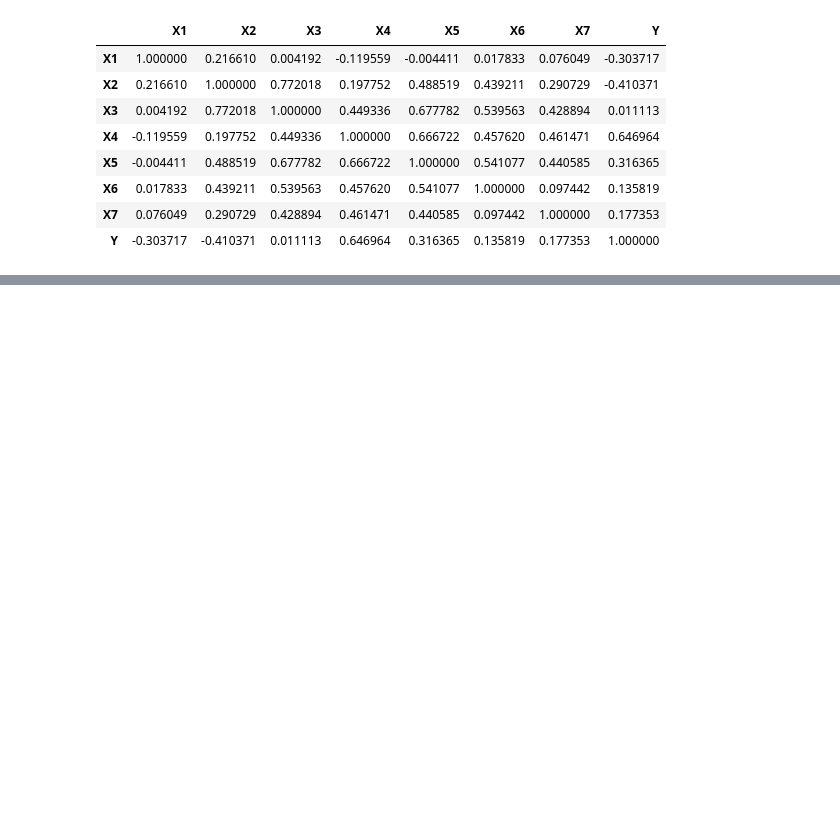
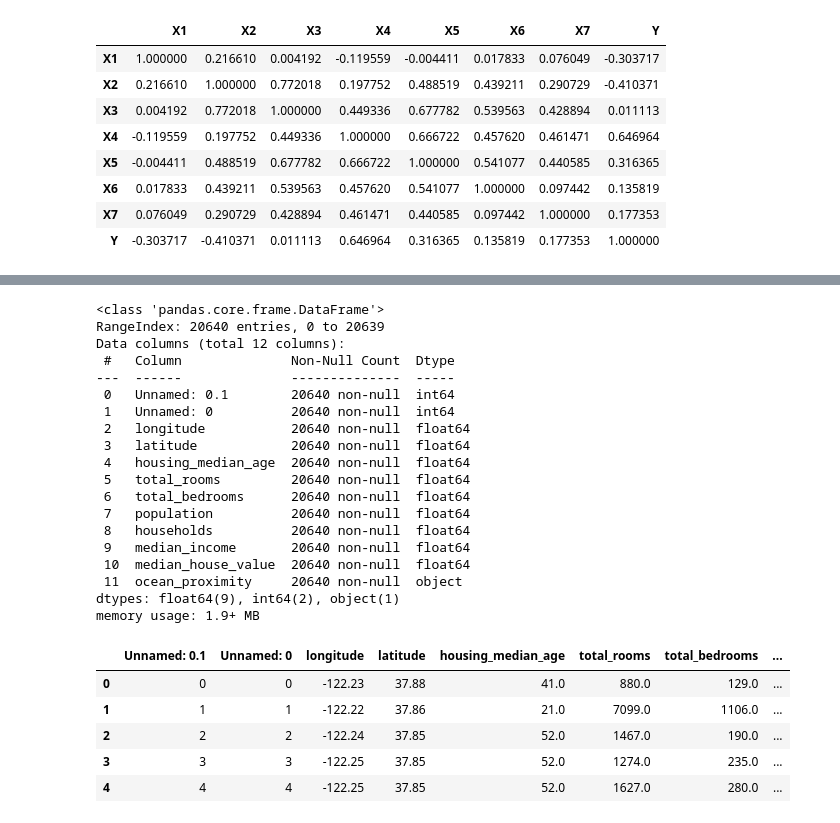
Before and after one commit to romaricoflores/bida406-predictive-analytics, a Jupyter notebook: week2/week2-notes.ipynb, the cells around one changed output, grey strips where cells are left out. Saved outputs shown, nothing was run; the diff lists cells and outputs as text; code cells hidden in the pictures; blank space fills up the shorter version.

```diff
--- a/week2/week2-notes.ipynb
+++ b/week2/week2-notes.ipynb
@@ -223,0 +244,30 @@ df_drop.corr()
+# %%
+bh = pd.DataFrame(pd.read_csv("Boston_Housing_org.csv"))
+bh.info()
+bh.head()
+# %% [output]
+<class 'pandas.core.frame.DataFrame'>
+RangeIndex: 20640 entries, 0 to 20639
+Data columns (total 12 columns):
+ #   Column              Non-Null Count  Dtype
+---  ------              --------------  -----
+ 0   Unnamed: 0.1        20640 non-null  int64
+ 1   Unnamed: 0          20640 non-null  int64
+ 2   longitude           20640 non-null  float64
+ 3   latitude            20640 non-null  float64
+ 4   housing_median_age  20640 non-null  float64
+ 5   total_rooms         20640 non-null  float64
+ 6   total_bedrooms      20640 non-null  float64
+ 7   population          20640 non-null  float64
+ 8   households          20640 non-null  float64
+ 9   median_income       20640 non-null  float64
+ 10  median_house_value  20640 non-null  float64
+ 11  ocean_proximity     20640 non-null  object
+dtypes: float64(9), int64(2), object(1)
+memory usage: 1.9+ MB
+|  | Unnamed: 0.1 | Unnamed: 0 | longitude | latitude | housing_median_age | total_rooms | total_bedrooms | ... |
+| 0 | 0 | 0 | -122.23 | 37.88 | 41.0 | 880.0 | 129.0 | ... |
+| 1 | 1 | 1 | -122.22 | 37.86 | 21.0 | 7099.0 | 1106.0 | ... |
+| 2 | 2 | 2 | -122.24 | 37.85 | 52.0 | 1467.0 | 190.0 | ... |
+| 3 | 3 | 3 | -122.25 | 37.85 | 52.0 | 1274.0 | 235.0 | ... |
+| 4 | 4 | 4 | -122.25 | 37.85 | 52.0 | 1627.0 | 280.0 | ... |
```
Also changed, not shown: parts of 6 cells of this notebook, 1 other file.
